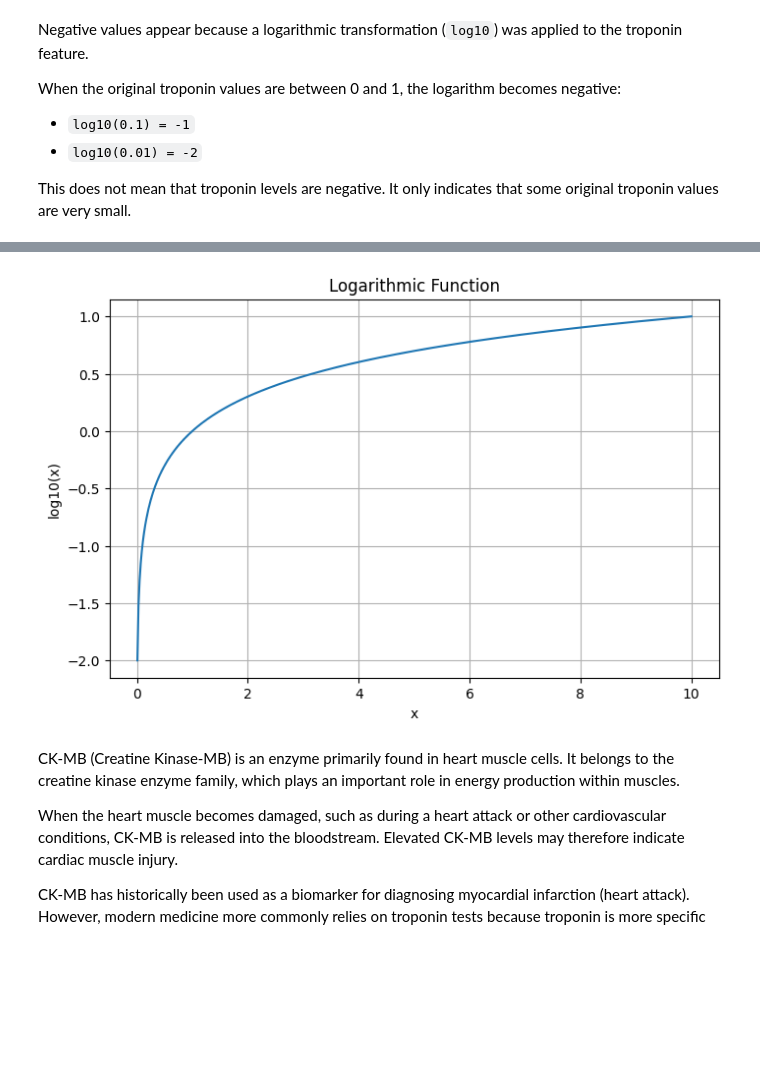
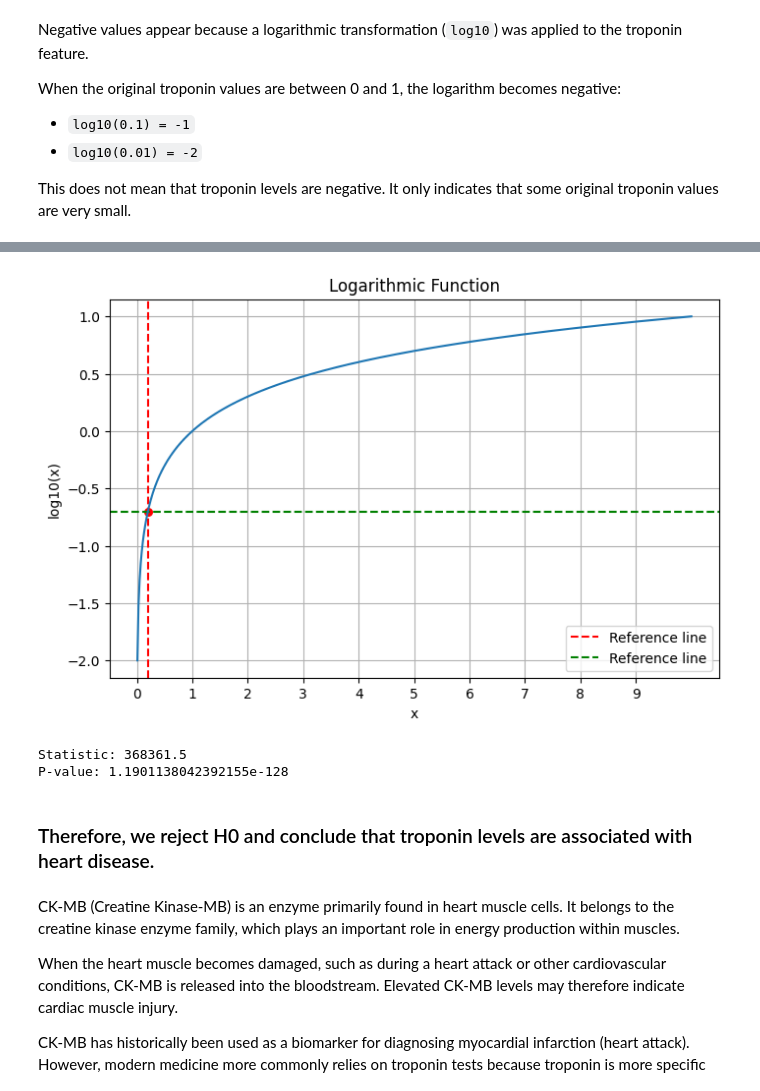
Before and after one commit to plamensve/ds_retake_exam_2026, a Jupyter notebook: notebooks/03_dataset_2_overview.ipynb, the cells around one changed output, grey strips where cells are left out. Saved outputs shown, nothing was run; the diff lists cells and outputs as text; code cells hidden in the pictures; blank space fills up the shorter version.

```diff
--- a/notebooks/03_dataset_2_overview.ipynb
+++ b/notebooks/03_dataset_2_overview.ipynb
@@ -140,27 +163,69 @@ This does not mean that troponin levels are negative. It only indicates that som
 # %%
 # Plotting the logarithmic function log10(x).
-
 # The graph demonstrates how values between 0 and 1
 # produce negative logarithmic outputs.
-
 # Larger values increase slowly due to the logarithmic scale.
 x = np.linspace(0.01, 10, 500)
-
 y = np.log10(x)
-
 plt.figure(figsize=(8,5))
 
+plt.axvline(0.2, color='r', linestyle='--', label='Reference line')
+plt.axhline(-0.7, color='g', linestyle='--', label='Reference line')
+plt.scatter(0.2, -0.7, color='red', s=30)
+
 plt.plot(x, y)
-
 plt.xlabel('x')
 plt.ylabel('log10(x)')
+plt.xticks(range(0, 10, 1))
+plt.legend()
 plt.title('Logarithmic Function')
 
 plt.grid(True)
-
 plt.show()
 # %% [output]
-[figure, old version]
+[figure, new version]
+# %%
+# Mann-Whitney U Test is used to compare
+# the troponin distributions between
+# patients with and without heart disease.
+
+# This test is preferred because troponin
+# values are usually not normally distributed.
+
+# H0 (Null Hypothesis):
+# There is no difference in troponin levels
+# between the two groups.
+
+# H1 (Alternative Hypothesis):
+# Troponin levels are significantly different
+# between patients with and without heart disease.
+
+# Split the dataset into two groups:
+# 1 - patients with heart disease
+# 0 - patients without heart disease
+
+# Split groups
+heart_disease = df[df['result'] == 1]['troponin']
+no_heart_disease = df[df['result'] == 0]['troponin']
+
+# Mann-Whitney U Test
+stat, p_value = mannwhitneyu(
+    heart_disease,
+    no_heart_disease
+)
+
+print("Statistic:", stat)
+print("P-value:", p_value)
+
+# Interpretation:
+# Extremely small p-value (< 0.05)
+# indicates a statistically significant
+# difference between the two groups.
+# %% [output]
+Statistic: 368361.5
+P-value: 1.1901138042392155e-128
+# %% [markdown]
+### Therefore, we reject H0 and conclude that troponin levels are associated with heart disease.
 # %% [markdown]
 CK-MB (Creatine Kinase-MB) is an enzyme primarily found in heart muscle cells. It belongs to the creatine kinase enzyme family, which plays an important role in energy production within muscles.
 
```
Also changed, not shown: parts of 29 cells of this notebook.
